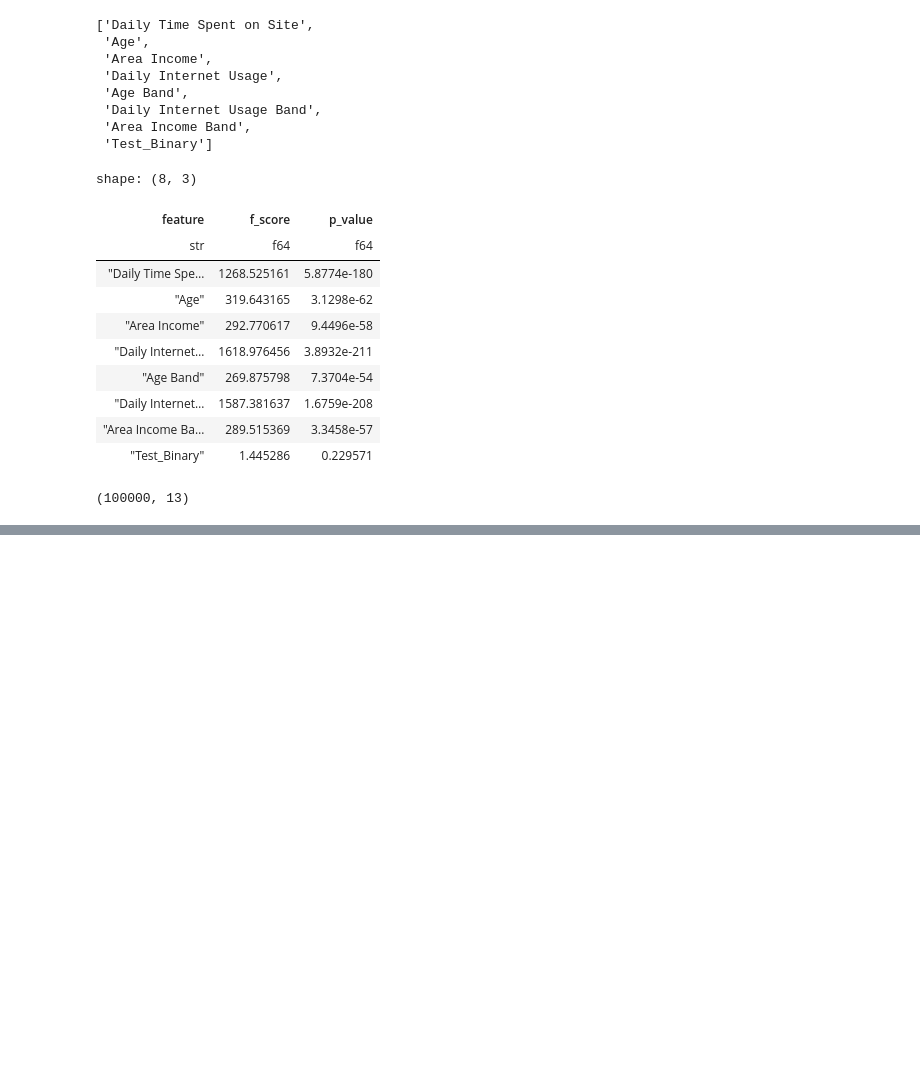
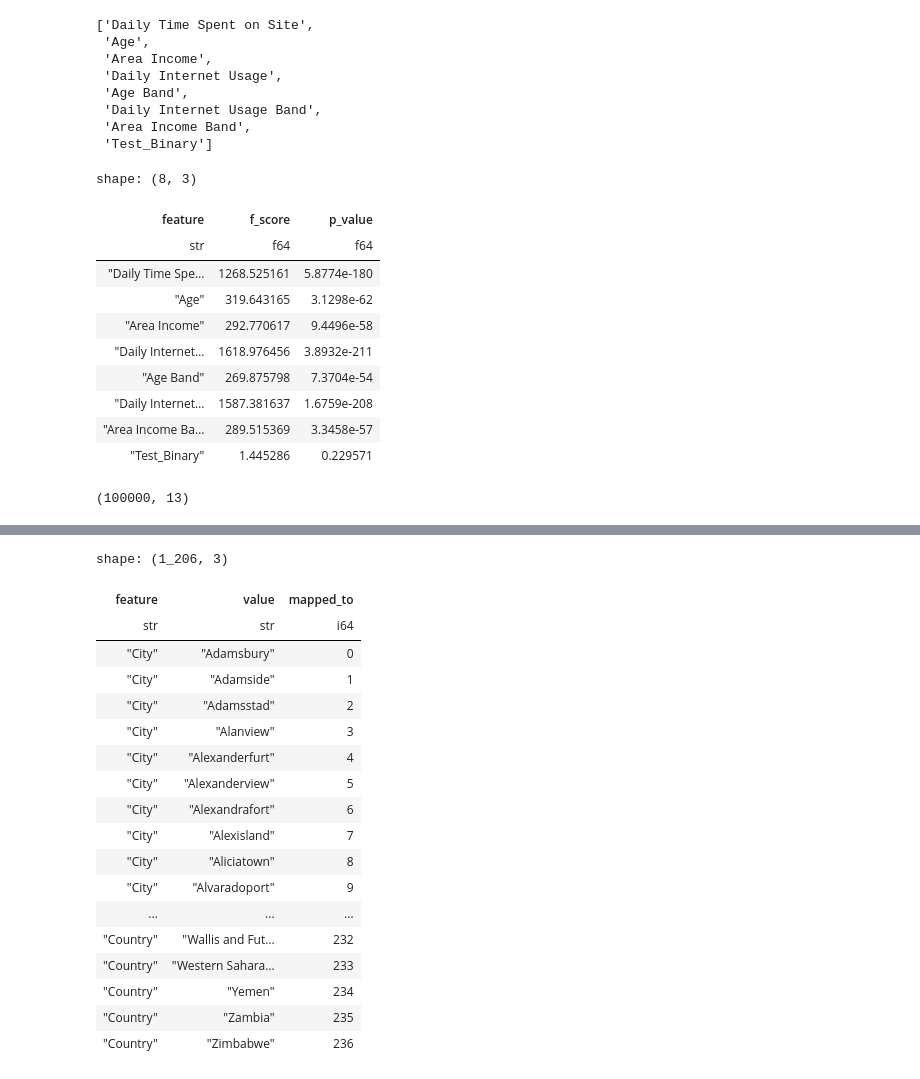
Before and after one commit to abstractqqq/dsds, a Jupyter notebook: examples.ipynb, the cells around one changed output, grey strips where cells are left out. Saved outputs shown, nothing was run; the diff lists cells and outputs as text; code cells hidden in the pictures; blank space fills up the shorter version.

```diff
--- a/examples.ipynb
+++ b/examples.ipynb
@@ -304,0 +322,22 @@ shape: (37, 5)
+# %%
+ordinal_mapping
+# %% [output]
+shape: (1_206, 3)
+| feature | value | mapped_to |
+| str | str | i64 |
+| "City" | "Adamsbury" | 0 |
+| "City" | "Adamside" | 1 |
+| "City" | "Adamsstad" | 2 |
+| "City" | "Alanview" | 3 |
+| "City" | "Alexanderfurt" | 4 |
+| "City" | "Alexanderview" | 5 |
+| "City" | "Alexandrafort" | 6 |
+| "City" | "Alexisland" | 7 |
+| "City" | "Aliciatown" | 8 |
+| "City" | "Alvaradoport" | 9 |
+| ... | ... | ... |
+| "Country" | "Wallis and Fut… | 232 |
+| "Country" | "Western Sahara… | 233 |
+| "Country" | "Yemen" | 234 |
+| "Country" | "Zambia" | 235 |
+| "Country" | "Zimbabwe" | 236 |
```
Also changed, not shown: parts of 9 cells of this notebook, 1 other file.
